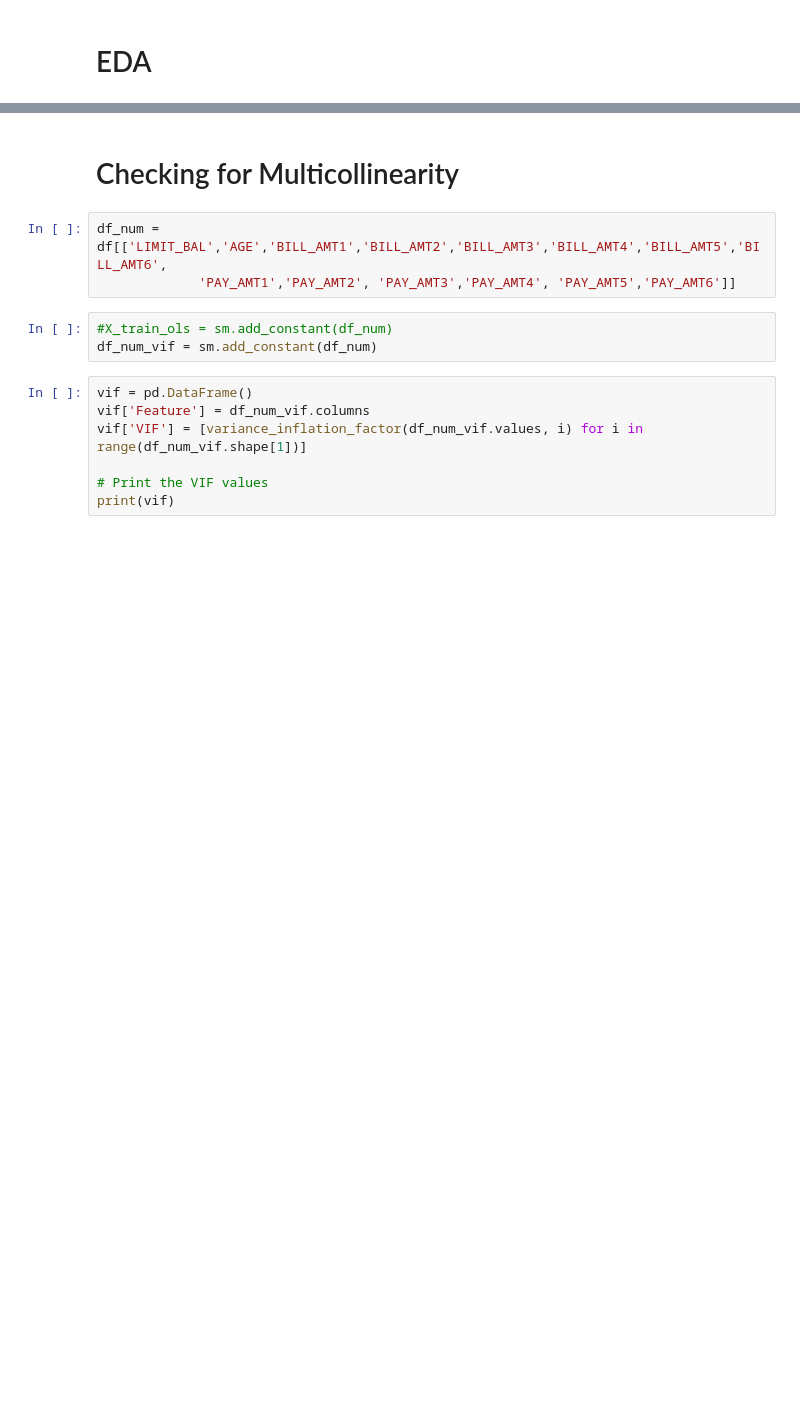
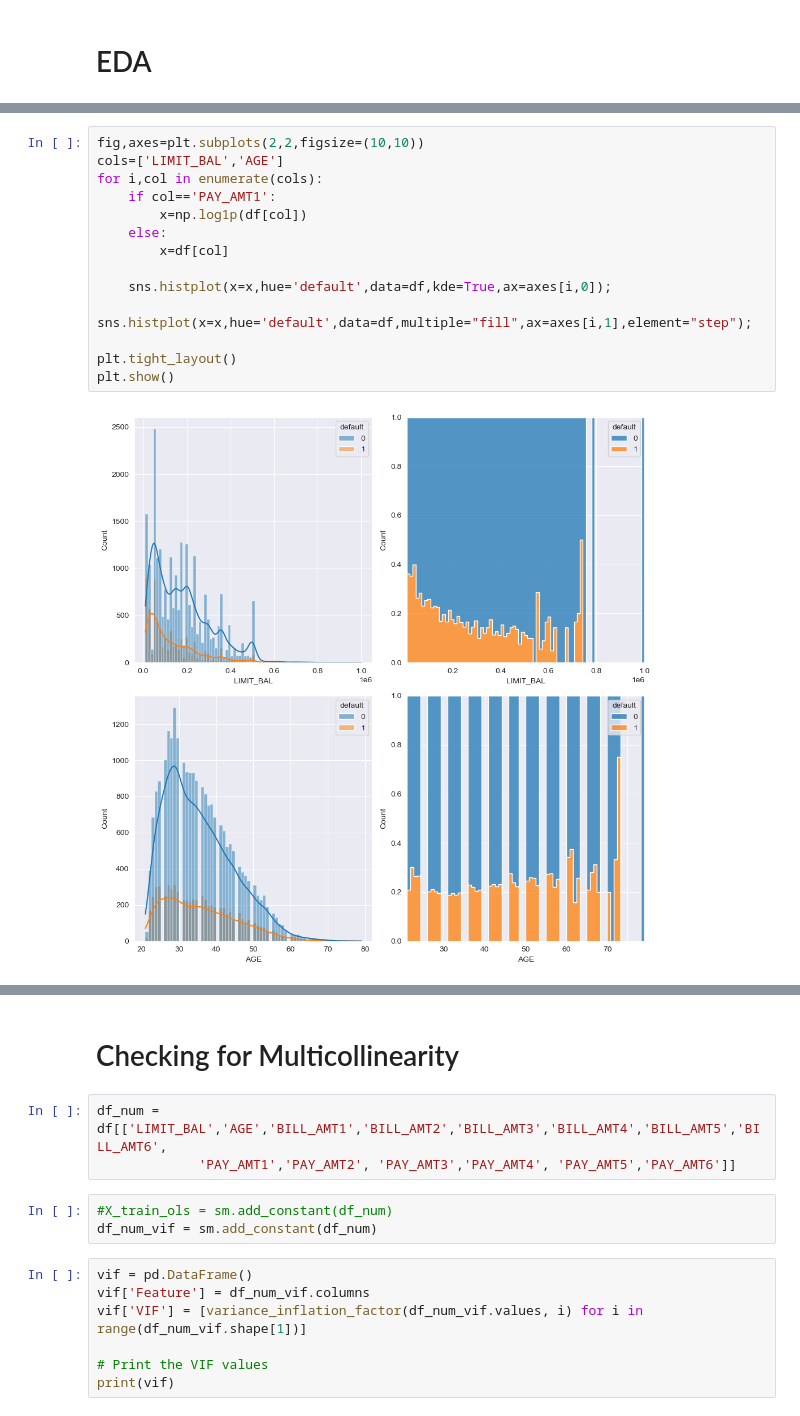
Before and after one commit to himancodes/acadproj, a Jupyter notebook: credit card default/CC default.ipynb, the cells around one changed output, grey strips where cells are left out. Cells and saved outputs as stored; diff of their text form; blank space fills up the shorter version.

```diff
--- a/credit card default/CC default.ipynb
+++ b/credit card default/CC default.ipynb
@@ -157,0 +153,16 @@ plt.show()
+# %%
+fig,axes=plt.subplots(2,2,figsize=(10,10))
+cols=['LIMIT_BAL','AGE']
+for i,col in enumerate(cols):
+    if col=='PAY_AMT1':
+        x=np.log1p(df[col])
+    else:
+        x=df[col]
+
+    sns.histplot(x=x,hue='default',data=df,kde=True,ax=axes[i,0]);
+    sns.histplot(x=x,hue='default',data=df,multiple="fill",ax=axes[i,1],element="step");
+
+plt.tight_layout()
+plt.show()
+# %% [output]
+[figure, added]
```
Also changed, not shown: parts of 60 cells of this notebook.
